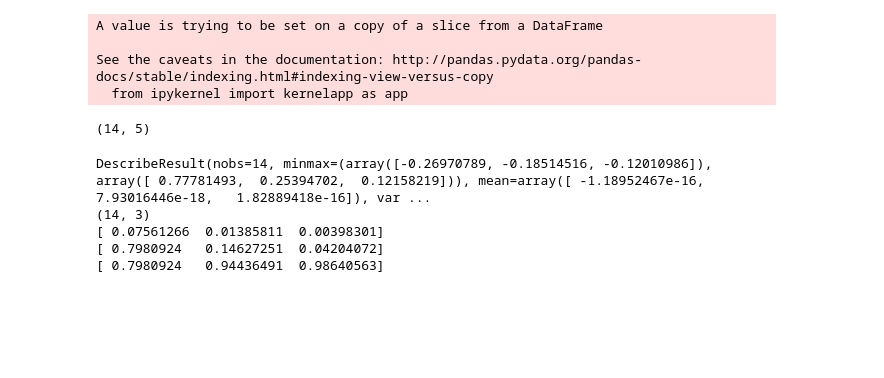
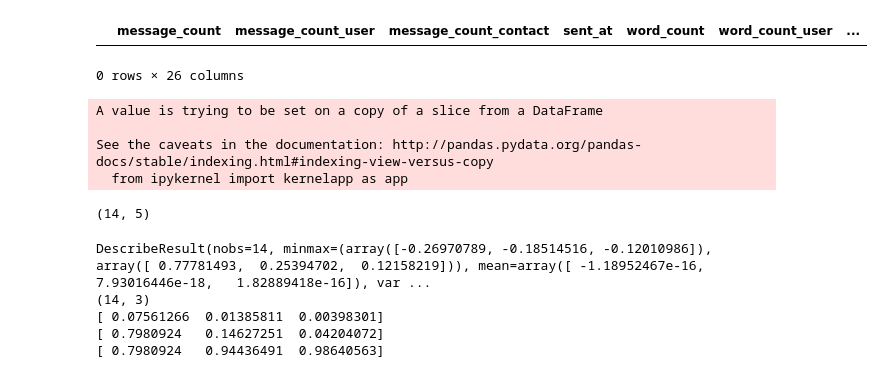
Before and after one commit to crangelsmith/Shryne_project, a Jupyter notebook: Shryne/modeling/clustering_investigations.ipynb, the cells around one changed output. Drawn from its saved outputs; the diff is of its cells as text; code cells hidden in the pictures; blank space fills up the shorter version.

```diff
--- a/Shryne/modeling/clustering_investigations.ipynb
+++ b/Shryne/modeling/clustering_investigations.ipynb
@@ -31,3 +24,8 @@ df
+# %%
+df[:10]
+# %% [output]
+|  | message_count | message_count_user | message_count_contact | sent_at | word_count | word_count_user | ... |
+0 rows × 26 columns
 # %%
 df = df[["message_count","compound","word_count","message_count_reciprocity","word_count_reciprocity"]]
 df.dropna(inplace = True)
```
Also changed, not shown: parts of 1 cell of this notebook, 2 other files.
